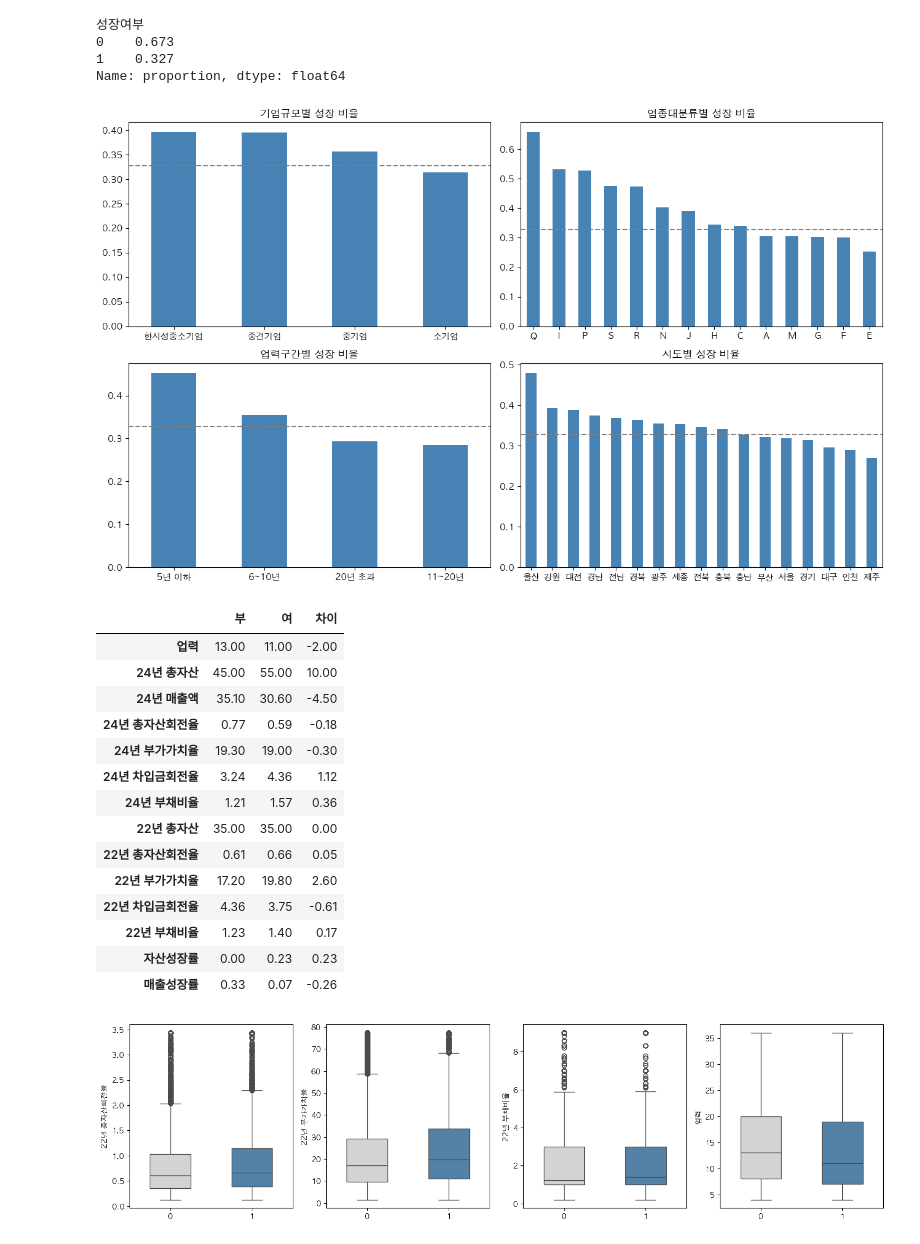
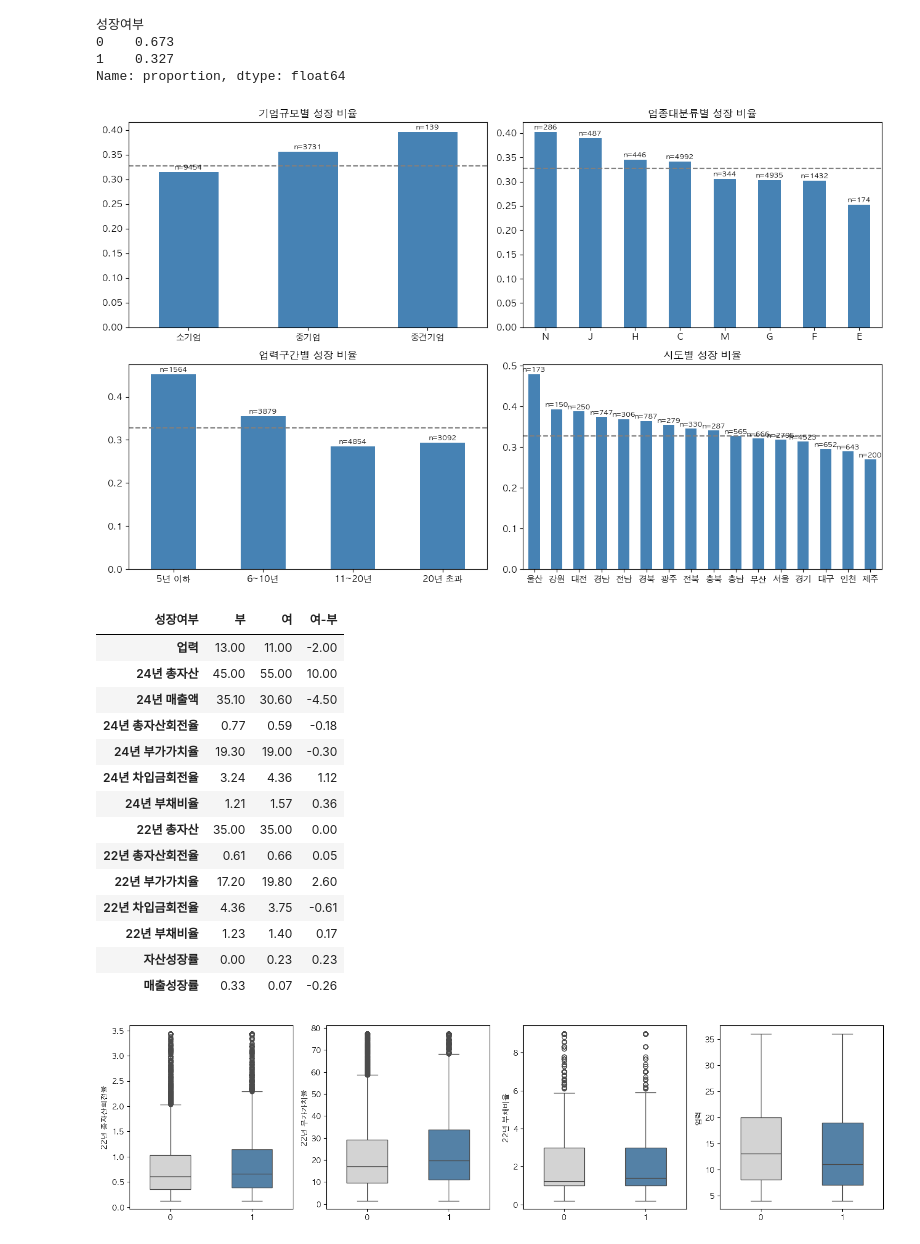
Before and after one commit to JeongHyck06/2026-2_DS_Hackathon, a Jupyter notebook: notebooks/eda.ipynb, the cells around one changed output. Drawn from its saved outputs; the diff is of its cells as text; code cells hidden in the pictures.

```diff
--- a/notebooks/eda.ipynb
+++ b/notebooks/eda.ipynb
@@ -11,6 +11,9 @@ import seaborn as sns
 plt.rcParams["font.family"] = "AppleGothic" # 한글 깨짐 방지
 plt.rcParams["axes.unicode_minus"] = False
 os.makedirs("../outputs", exist_ok=True)
+
+MIN_GROUP = 100   # 그룹별 비율을 볼 때 필요한 최소 기업 수
+CLIP = 0.02       # 그래프 그릴 때 잘라낼 상하위 비율
 # %%
 # 데이터 불러오기
 df = pd.read_csv("../data/clean.csv", encoding="utf-8-sig")
@@ -24,36 +27,42 @@ df["성장여부"].value_counts(normalize=True).round(3)
 Name: proportion, dtype: float64
 # %%
 # 규모, 업종, 업력, 지역별 성장 비율
+# 업력구간은 다음 전처리 이슈에서 clean.csv로 옮길 예정
 df["업력구간"] = pd.cut(df["업력"], bins=[-1, 5, 10, 20, 100], labels=["5년 이하", "6~10년", "11~20년", "20년 초과"])
+df["기업규모"] = pd.Categorical(df["기업규모"], categories=["소기업", "중기업", "중견기업", "대기업", "한시성중소기업"])
+
 groups = ["기업규모", "업종대분류", "업력구간", "시도"]
+ordered = ["기업규모", "업력구간"]   # 순서가 있는 그룹은 비율순으로 정렬하지 않음
 
 fig, axes = plt.subplots(2, 2, figsize=(13, 8))
 for i in range(4):
     ax = axes.flat[i]
     g = groups[i]
-    cnt = df.groupby(g, observed=True).size()
-    rate = df.groupby(g, observed=True)["성장여부"].mean()
-    rate = rate[cnt >= 30].sort_values(ascending=False)   # 30개 미만 그룹은 제외
-    rate.plot.bar(ax=ax, color="steelblue", rot=0)
+    stat = df.groupby(g, observed=True)["성장여부"].agg(["mean", "size"])
+    stat = stat[stat["size"] >= MIN_GROUP]
+    if g not in ordered:
+        stat = stat.sort_values("mean", ascending=False)
+    stat["mean"].plot.bar(ax=ax, color="steelblue", rot=0)
+    for j in range(len(stat)):
+        ax.text(j, stat["mean"].iloc[j] + 0.005, "n=" + str(stat["size"].iloc[j]), ha="center", fontsize=8)
     ax.axhline(df["성장여부"].mean(), color="gray", linestyle="--")   # 전체 평균
     ax.set_title(g + "별 성장 비율")
     ax.set_xlabel("")
 plt.tight_layout()
 plt.savefig("../outputs/eda_growth_rate_by_group.png")
 plt.show()
 # %% [output]
-[figure, old version]
+[figure, new version]
 # %%
 # 성장 여부별 주요 지표 중앙값
 cols = ["업력", "24년 총자산", "24년 매출액", "24년 총자산회전율", "24년 부가가치율", "24년 차입금회전율", "24년 부채비율",
         "22년 총자산", "22년 총자산회전율", "22년 부가가치율", "22년 차입금회전율", "22년 부채비율",
         "자산성장률", "매출성장률"]
-table = df.groupby("성장여부")[cols].median().T
-table.columns = ["부", "여"]
-table["차이"] = table["여"] - table["부"]
+table = df.groupby("성장여부")[cols].median().T.rename(columns={0: "부", 1: "여"})
+table["여-부"] = table["여"] - table["부"]
 table.round(2)
 # %% [output]
-|  | 부 | 여 | 차이 |
+| 성장여부 | 부 | 여 | 여-부 |
 | 업력 | 13.00 | 11.00 | -2.00 |
 | 24년 총자산 | 45.00 | 55.00 | 10.00 |
 | 24년 매출액 | 35.10 | 30.60 | -4.50 |
```
Also changed, not shown: parts of 5 cells of this notebook.
